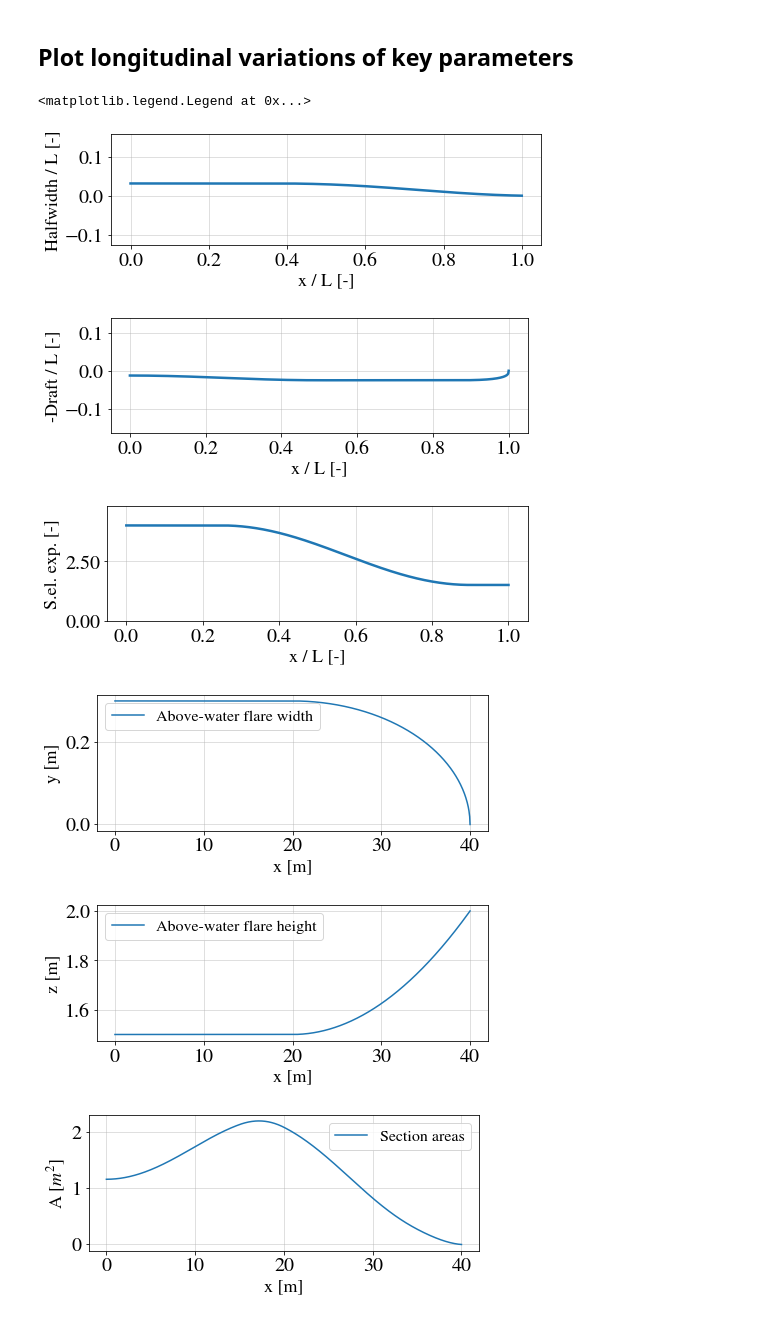
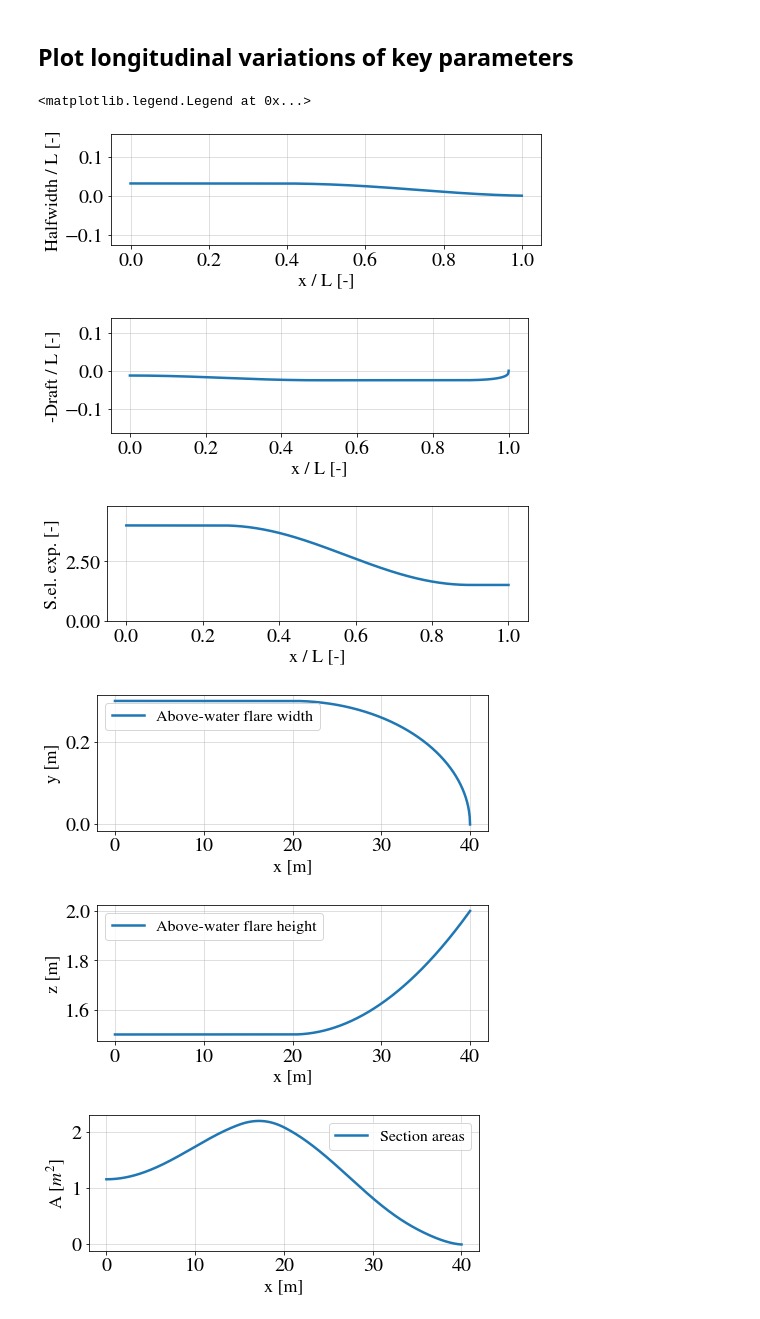
Before and after one commit to NTNU-IMT/fastships_hull_generator, a Jupyter notebook: examples/hull_generator/Low_level_input.ipynb, the cells around one changed output. Drawn from its saved outputs; the diff is of its cells as text; code cells hidden in the pictures.

```diff
--- a/examples/hull_generator/Low_level_input.ipynb
+++ b/examples/hull_generator/Low_level_input.ipynb
@@ -98,37 +109,26 @@ my_hull.export_sections(figures_save_dir)
 # %% [markdown]
 ## Plot longitudinal variations of key parameters
 # %%
-figure_size_wide                 = (7, 2.5)
-figure_size_narrow               = (7, 5)
-line_width                       = 2.5
-font_size                        = 18
-label_font_size                  = 18
-ticks_font_size                  = 20
-legend_font_size                 = 16
+figure_size_wide                = (7, 2.5)
+figure_size_narrow              = (7, 5)
+line_width                      = 2.5
+font_size                       = 18
+label_font_size                 = 18
+ticks_font_size                 = 20
+legend_font_size                = 16
 
-line_width_hull                  = 0.25
-mirror_hull_plot                 = True
-
-
-now                  = datetime.now()
-now_string           = now.strftime("%Y%m%d")
-
+line_width_hull                 = 0.25
+mirror_hull_plot                = True
 
 
 fig, ax = plt.subplots(1, 1, figsize = figure_size_wide)
 ax.plot(my_hull.station_x_vec/l_wl, 0.5*my_hull.width_vec/l_wl, color = 'tab:blue', linewidth = line_width)
-#ax.plot(my_hull.station_x_vec, -0.5*my_hull.width_vec, color = 'tab:blue', linestyle = 'dashed', label = 'Mirrored halfwidth')
-#ax.axhline(0, color = 'k')
 ax.axis('equal')
 ax.set_xlabel('x / L [-]', fontsize = label_font_size)
 ax.set_ylabel('Halfwidth / L [-]', fontsize = label_font_size)
 ax.tick_params(axis='both', which='major', labelsize = ticks_font_size)
 ax.grid(alpha = 0.5)
-#ax.legend(fontsize = legend_font_size)
 fig.tight_layout()
-#fig_name       = now_string + '_width_dist_draft_based'
-#fig.savefig(figures_save_dir + fig_name + '.png', dpi = 600)
-#fig.savefig(figures_save_dir + fig_name + '.pdf')
 
 
 fig, ax = plt.subplots(1, 1, figsize = figure_size_wide)
@@ -138,68 +138,46 @@ ax.set_xlabel('x / L [-]', fontsize = label_font_size)
 ax.set_ylabel('-Draft / L [-]', fontsize = label_font_size)
 ax.tick_params(axis='both', which='major', labelsize = ticks_font_size)
 ax.grid(alpha = 0.5)
-#ax.legend(fontsize = legend_font_size)
 fig.tight_layout()
-#fig_name       = now_string + '_draft_dist_draft_based'
-#fig.savefig(figures_save_dir + fig_name + '.png', dpi = 600)
-#fig.savefig(figures_save_dir + fig_name + '.pdf')
 
 fig, ax = plt.subplots(1, 1, figsize = figure_size_wide)
 ax.plot(my_hull.station_x_vec/l_wl, my_hull.cs_el_exp_vec, linewidth = line_width)#, label = 'Cross-sectional superellipse exponent')
-#ax.axis('equal')
 ax.set_xlabel('x / L [-]', fontsize = label_font_size)
 ax.set_ylabel('S.el. exp. [-]', fontsize = label_font_size)
 ax.tick_params(axis='both', which='major', labelsize = ticks_font_size)
 ax.grid(alpha = 0.5)
 ax.set_ylim(0, 1.2 * np.amax(my_hull.cs_el_exp_vec))
 ax.yaxis.set_major_formatter(FormatStrFormatter('%.2f'))
-#ax.legend(fontsize = legend_font_size)
 fig.tight_layout()
-#fig_name       = now_string + '_cs_el_exp_draft_based'
-#fig.savefig(figures_save_dir + fig_name + '.png', dpi = 600)
-#fig.savefig(figures_save_dir + fig_name + '.pdf')
 
 fig, ax = plt.subplots(1, 1, figsize = figure_size_wide)
-ax.plot(my_hull.station_x_vec, my_hull.abv_w_flare_w_vec, label = 'Above-water flare width')
-#ax.axis('equal')
+ax.plot(my_hull.station_x_vec, my_hull.abv_w_flare_w_vec, linewidth = line_width, label = 'Above-water flare width')
 ax.set_xlabel('x [m]', fontsize = label_font_size)
 ax.set_ylabel('y [m]', fontsize = label_font_size)
 ax.tick_params(axis='both', which='major', labelsize = ticks_font_size)
 ax.grid(alpha = 0.5)
 ax.legend(fontsize = legend_font_size)
-#fig_name       = now_string + '_abv_w_flare_w_draft_based'
-#fig.savefig(figures_save_dir + fig_name + '.png', dpi = 600)
-#fig.savefig(figures_save_dir + fig_name + '.pdf')
-
 
 fig, ax = plt.subplots(1, 1, figsize = figure_size_wide)
-ax.plot(my_hull.station_x_vec, my_hull.abv_w_flare_h_vec, label = 'Above-water flare height')
-#ax.axis('equal')
+ax.plot(my_hull.station_x_vec, my_hull.abv_w_flare_h_vec, linewidth = line_width, label = 'Above-water flare height')
 ax.set_xlabel('x [m]', fontsize = label_font_size)
 ax.set_ylabel('z [m]', fontsize = label_font_size)
 ax.tick_params(axis='both', which='major', labelsize = ticks_font_size)
 ax.grid(alpha = 0.5)
 ax.legend(fontsize = legend_font_size)
-#fig_name       = now_string + '_abv_w_flare_h_draft_based'
-#fig.savefig(figures_save_dir + fig_name + '.png', dpi = 600)
-#fig.savefig(figures_save_dir + fig_name + '.pdf')
 
 fig, ax = plt.subplots(1, 1, figsize = figure_size_wide)
-ax.plot(my_hull.station_x_vec, my_hull.cs_A_vec, label = 'Section areas')
-#ax.axis('equal')
+ax.plot(my_hull.station_x_vec, my_hull.cs_A_vec, linewidth = line_width, label = 'Section areas')
 ax.set_xlabel('x [m]', fontsize = label_font_size)
 ax.set_ylabel(r'A [$m^2$]', fontsize = label_font_size)
 ax.tick_params(axis='both', which='major', labelsize = ticks_font_size)
 ax.grid(alpha = 0.5)
 ax.legend(fontsize = legend_font_size)
-#fig_name       = now_string + '_section_area_curve_draft_based'
-#fig.savefig(figures_save_dir + fig_name + '.png', dpi = 600)
-#fig.savefig(figures_save_dir + fig_name + '.pdf')
 # %% [output]
 <matplotlib.legend.Legend at 0x...>
 [figure]
 [figure]
 [figure]
-[figure, old version]
+[figure, new version]
-[figure, old version]
+[figure, new version]
-[figure, old version]
+[figure, new version]
```
Also changed, not shown: parts of 4 cells of this notebook, 8 other files.
